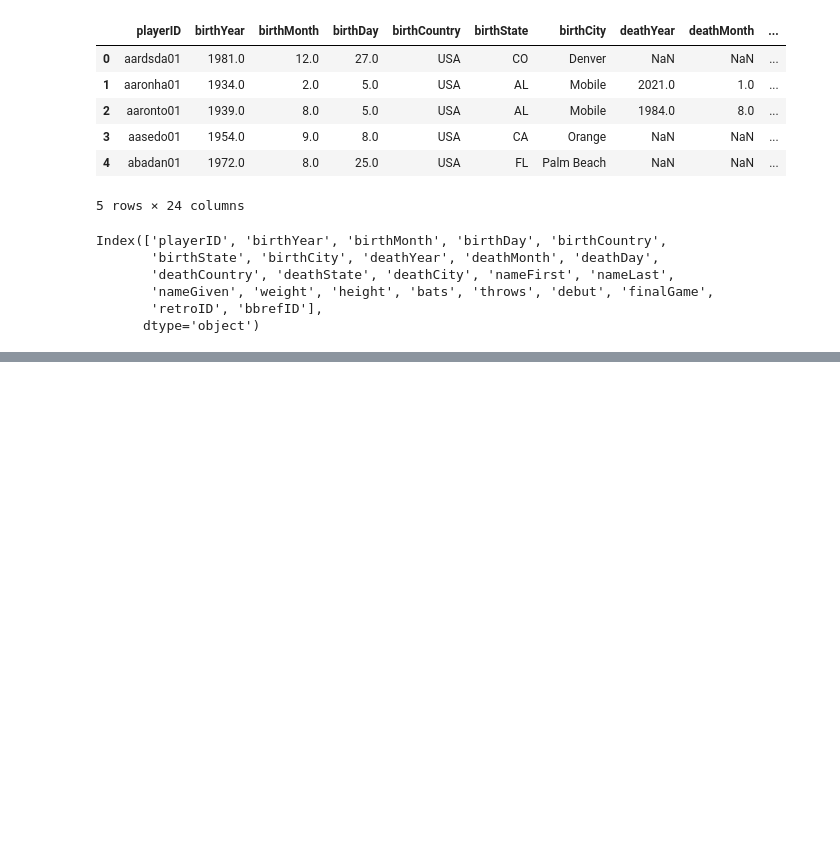
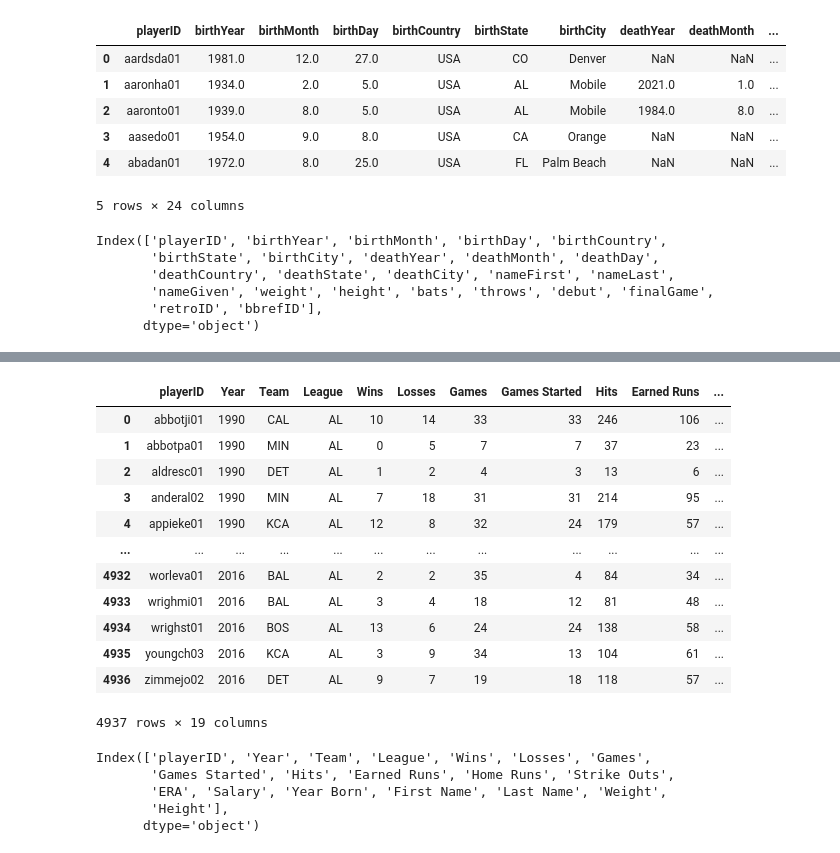
Before and after one commit to Jenny16x/TeamSix, a Jupyter notebook: Pitcher_Salary_Cleaning.ipynb, the cells around one changed output, grey strips where cells are left out. Cells and saved outputs as stored; diff of their text form; code cells hidden in the pictures; blank space fills up the shorter version.

```diff
--- a/Pitcher_Salary_Cleaning.ipynb
+++ b/Pitcher_Salary_Cleaning.ipynb
@@ -248,0 +260,43 @@ people.head()
+# %%
+# Change columns names to full names
+ps_info = ps_info.rename(columns={"salary" : "Salary",
+                                  "yearID" : "Year",
+                                "teamID" : "Team",
+                                  "lgID" : "League",
+                                  "H" : "Hits",
+                                  "W" : "Wins",
+                                  "L" : "Losses",
+                                  "G" : "Games",
+                                  "GS" : "Games Started",
+                                  "ER" : "Earned Runs",
+                                  "HR" : "Home Runs",
+                                  "SO" : "Strike Outs",
+                                  "nameFirst" : "First Name",
+                                  "nameLast" : "Last Name",
+                                  "birthYear" : "Year Born",
+                                  "weight" : "Weight",
+                                  "height" : "Height",
+                                 })
+ps_info
+# %% [output]
+|  | playerID | Year | Team | League | Wins | Losses | Games | Games Started | Hits | Earned Runs | ... |
+| 0 | abbotji01 | 1990 | CAL | AL | 10 | 14 | 33 | 33 | 246 | 106 | ... |
+| 1 | abbotpa01 | 1990 | MIN | AL | 0 | 5 | 7 | 7 | 37 | 23 | ... |
+| 2 | aldresc01 | 1990 | DET | AL | 1 | 2 | 4 | 3 | 13 | 6 | ... |
+| 3 | anderal02 | 1990 | MIN | AL | 7 | 18 | 31 | 31 | 214 | 95 | ... |
+| 4 | appieke01 | 1990 | KCA | AL | 12 | 8 | 32 | 24 | 179 | 57 | ... |
+| ... | ... | ... | ... | ... | ... | ... | ... | ... | ... | ... | ... |
+| 4932 | worleva01 | 2016 | BAL | AL | 2 | 2 | 35 | 4 | 84 | 34 | ... |
+| 4933 | wrighmi01 | 2016 | BAL | AL | 3 | 4 | 18 | 12 | 81 | 48 | ... |
+| 4934 | wrighst01 | 2016 | BOS | AL | 13 | 6 | 24 | 24 | 138 | 58 | ... |
+| 4935 | youngch03 | 2016 | KCA | AL | 3 | 9 | 34 | 13 | 104 | 61 | ... |
+| 4936 | zimmejo02 | 2016 | DET | AL | 9 | 7 | 19 | 18 | 118 | 57 | ... |
+4937 rows × 19 columns
+# %%
+ps_info.columns
+# %% [output]
+Index(['playerID', 'Year', 'Team', 'League', 'Wins', 'Losses', 'Games',
+       'Games Started', 'Hits', 'Earned Runs', 'Home Runs', 'Strike Outs',
+       'ERA', 'Salary', 'Year Born', 'First Name', 'Last Name', 'Weight',
+       'Height'],
+      dtype='object')
```
Also changed, not shown: parts of 8 cells of this notebook.
